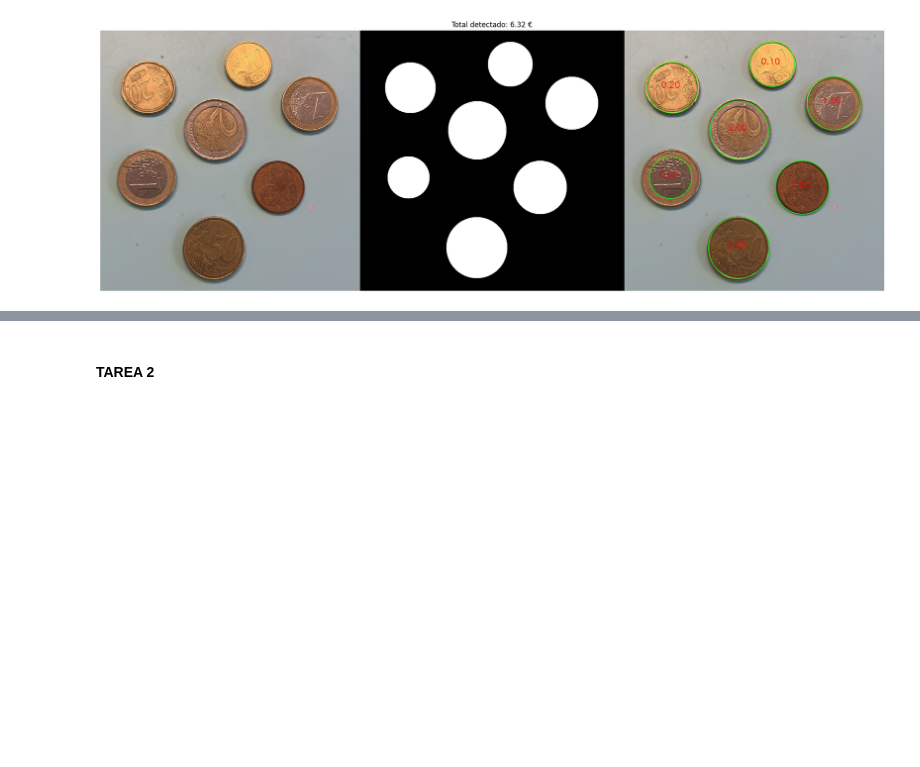
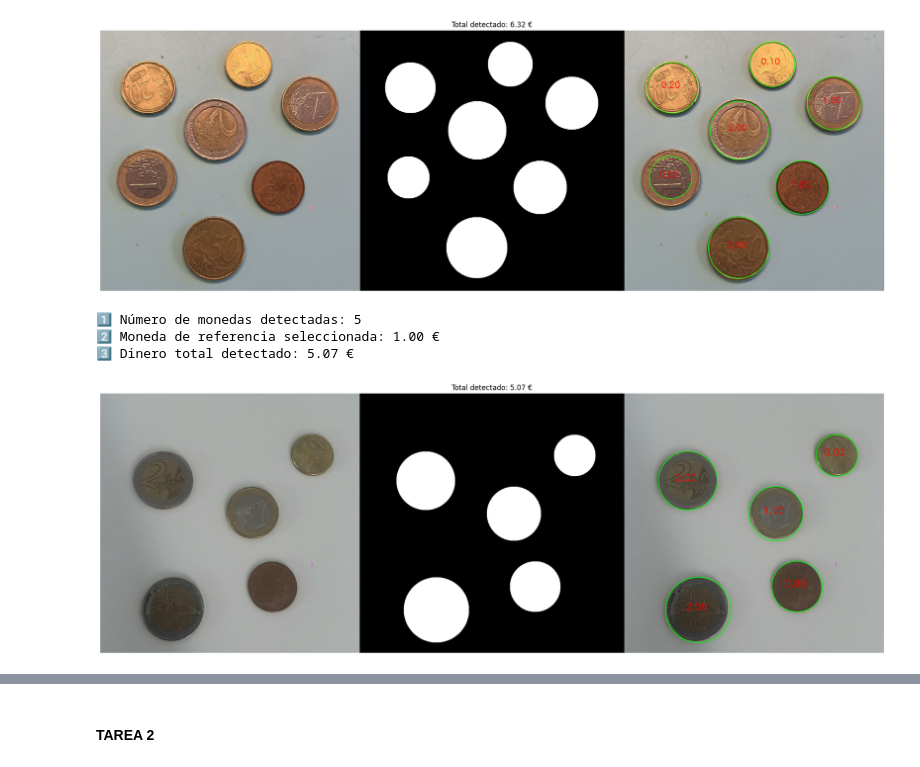
Before and after one commit to lauraheerrera/VC, a Jupyter notebook: Practica3/VC_P3.ipynb, the cells around one changed output, grey strips where cells are left out. Cells and saved outputs as stored; diff of their text form; code cells hidden in the pictures; blank space fills up the shorter version.

Commit message:
Add new images for task 1

```diff
--- a/Practica3/VC_P3.ipynb
+++ b/Practica3/VC_P3.ipynb
@@ -262,3 +262,15 @@ else:
 2️⃣ Moneda de referencia seleccionada: 2.00 €
 3️⃣ Dinero total detectado: 6.32 €
 [figure]
+# %%
+RUTA_IMAGEN = "recursos/tarea1/monedas3.jpg"
+
+if not os.path.exists(RUTA_IMAGEN):
+    print(f"No existe la imagen cuya ruta es: '{RUTA_IMAGEN}'")
+else:
+    total_calculado, resultados_finales = contar_monedas(RUTA_IMAGEN, metodo='hough')
+# %% [output]
+1️⃣ Número de monedas detectadas: 5
+2️⃣ Moneda de referencia seleccionada: 1.00 €
+3️⃣ Dinero total detectado: 5.07 €
+[figure, added]
```
Also changed, not shown: parts of 2 cells of this notebook, 4 other files.
